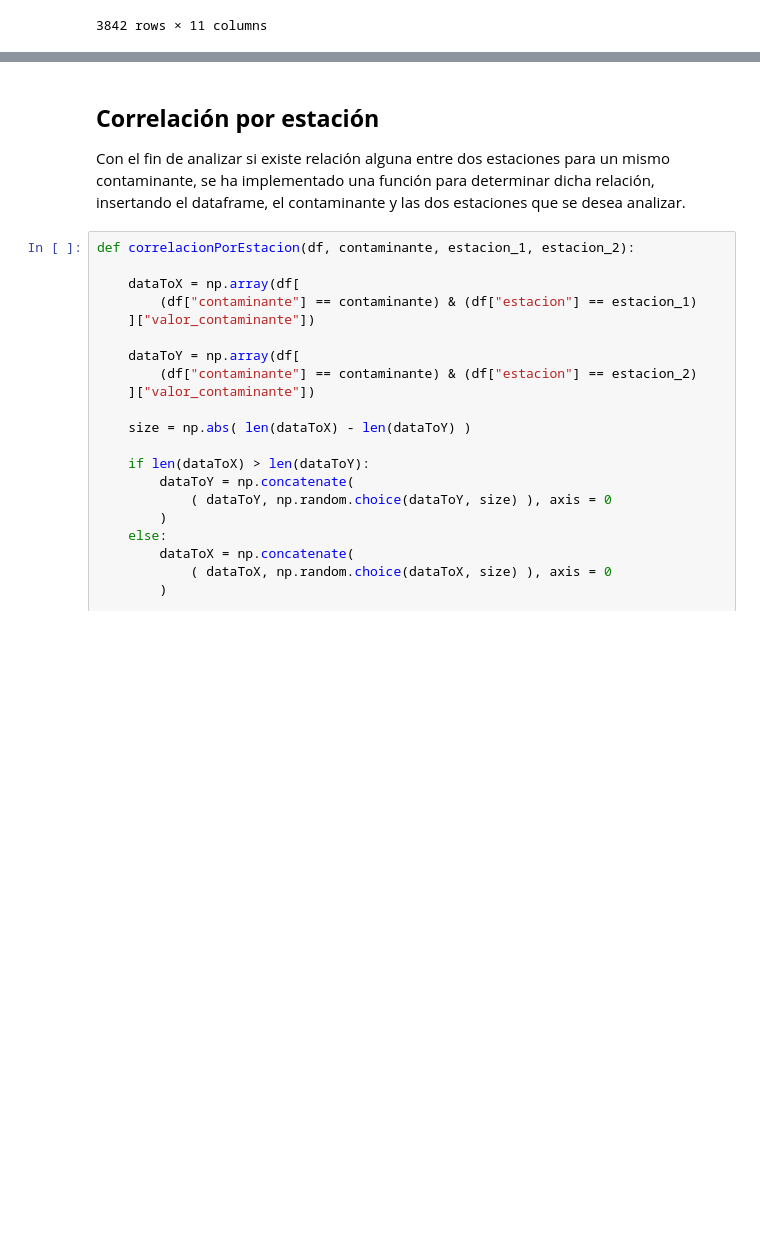
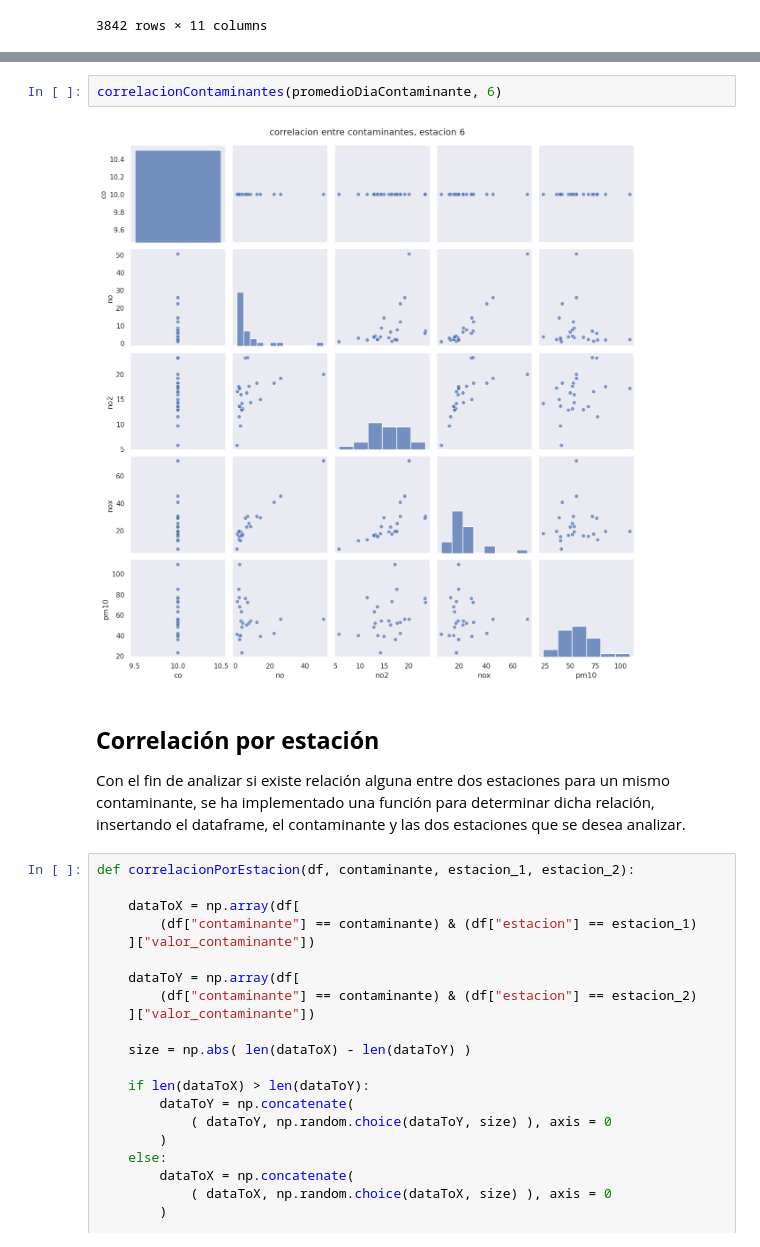
Before and after one commit to LeoUribC/CITRA_DataScience, a Jupyter notebook: Contaminantes/Estudios_PM25.ipynb, the cells around one changed output, grey strips where cells are left out. Saved outputs shown, nothing was run; the diff lists cells and outputs as text; blank space fills up the shorter version.

```diff
--- a/Contaminantes/Estudios_PM25.ipynb
+++ b/Contaminantes/Estudios_PM25.ipynb
@@ -641,3 +630,7 @@ timePlot(promedioHoraContaminantes_df, 12, 'Fecha-hora', ['pm10', 'pm25'])
+# %%
+correlacionContaminantes(promedioDiaContaminante, 6)
+# %% [output]
+[figure, added]
 # %% [markdown]
 ## **Correlación por estación**
 
```
Also changed, not shown: parts of 15 cells of this notebook.
